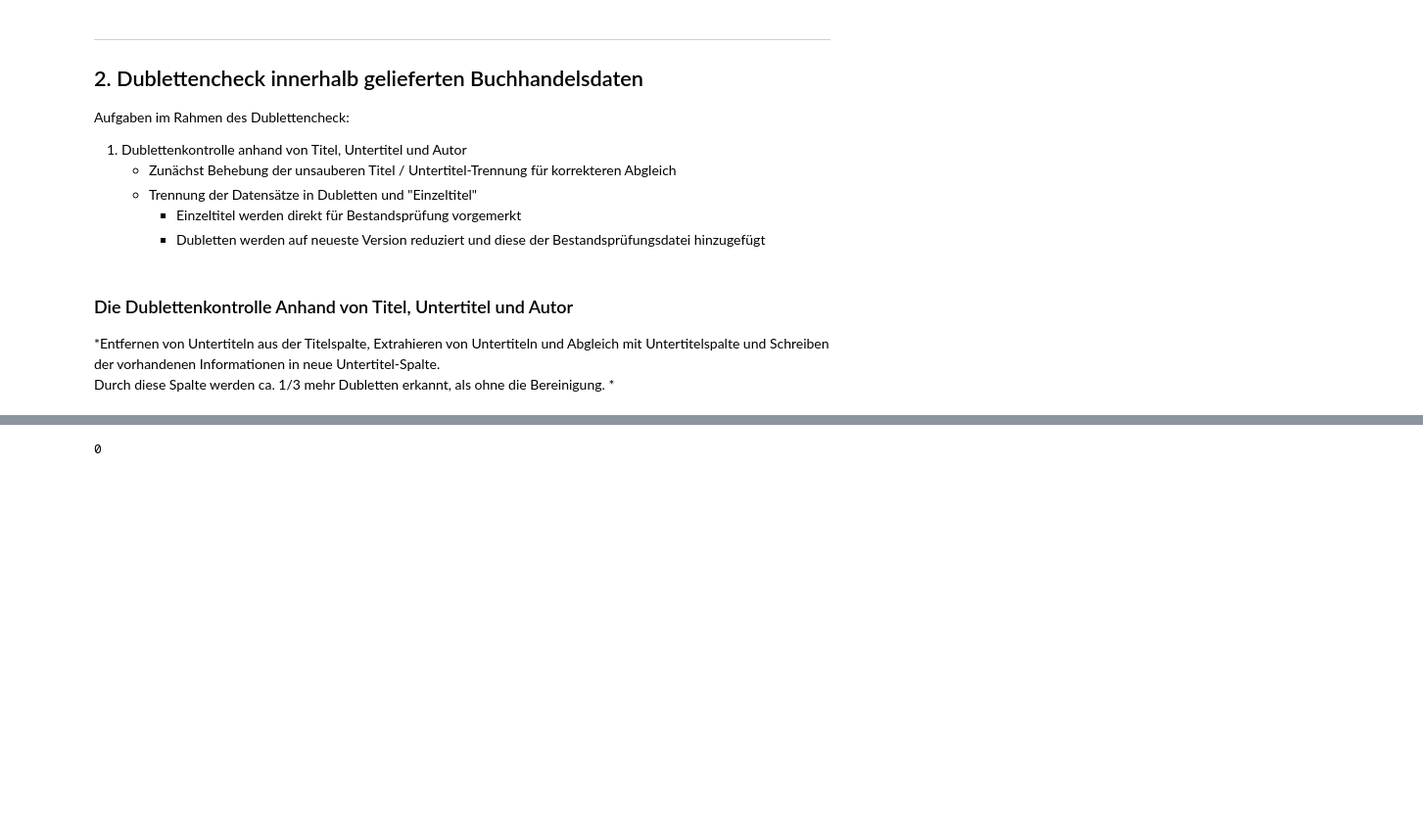
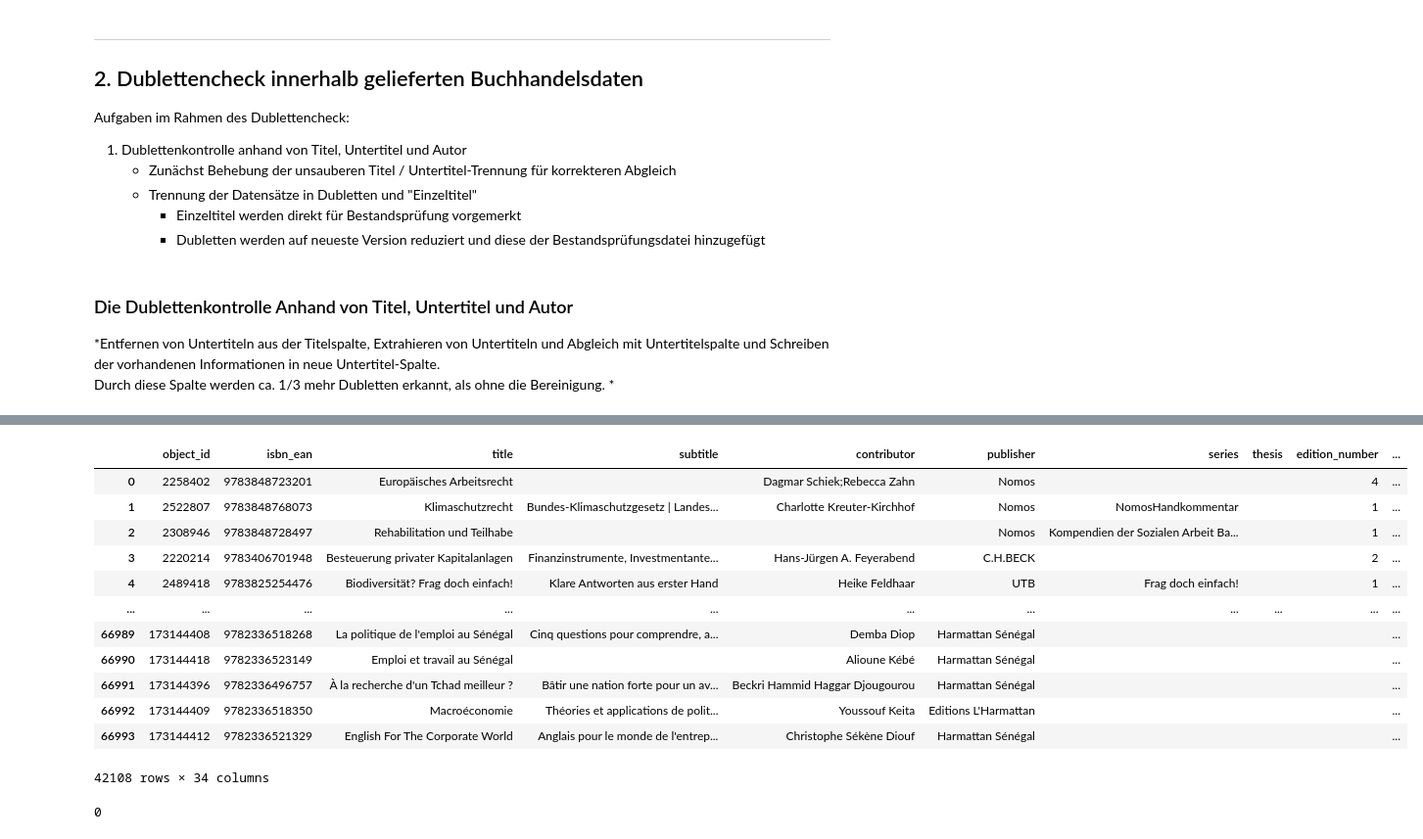
Before and after one commit to cogemol/PDA_am_MPIfG, a Jupyter notebook: PDA_MPIfG_Update_Prozess_V2.ipynb, the cells around one changed output, grey strips where cells are left out. Shown: that part at 98% size. Saved outputs shown, nothing was run; the diff lists cells and outputs as text; code cells hidden in the pictures; blank space fills up the shorter version.

```diff
--- a/PDA_MPIfG_Update_Prozess_V2.ipynb
+++ b/PDA_MPIfG_Update_Prozess_V2.ipynb
@@ -353,5 +422,20 @@ df_dubl_einspielen = df_dubletten.sort_values(by=["short_title", "publication_ye
 # %%
 df_ohne_dubletten = df.drop_duplicates("short_title", keep=False)       #durch ""keep=False" werden alle nicht-Dubletten rausgezogen
+df_ohne_dubletten
+# %% [output]
+|  | object_id | isbn_ean | title | subtitle | contributor | publisher | series | thesis | edition_number | ... |
+| 0 | 2258402 | 9783848723201 | Europäisches Arbeitsrecht |  | Dagmar Schiek;Rebecca Zahn | Nomos |  |  | 4 | ... |
+| 1 | 2522807 | 9783848768073 | Klimaschutzrecht | Bundes-Klimaschutzgesetz | Landes... | Charlotte Kreuter-Kirchhof | Nomos | NomosHandkommentar |  | 1 | ... |
+| 2 | 2308946 | 9783848728497 | Rehabilitation und Teilhabe |  |  | Nomos | Kompendien der Sozialen Arbeit Ba... |  | 1 | ... |
+| 3 | 2220214 | 9783406701948 | Besteuerung privater Kapitalanlagen | Finanzinstrumente, Investmentante... | Hans-Jürgen A. Feyerabend | C.H.BECK |  |  | 2 | ... |
+| 4 | 2489418 | 9783825254476 | Biodiversität? Frag doch einfach! | Klare Antworten aus erster Hand | Heike Feldhaar | UTB | Frag doch einfach! |  | 1 | ... |
+| ... | ... | ... | ... | ... | ... | ... | ... | ... | ... | ... |
+| 66989 | 173144408 | 9782336518268 | La politique de l'emploi au Sénégal | Cinq questions pour comprendre, a... | Demba Diop | Harmattan Sénégal |  |  |  | ... |
+| 66990 | 173144418 | 9782336523149 | Emploi et travail au Sénégal |  | Alioune Kébé | Harmattan Sénégal |  |  |  | ... |
+| 66991 | 173144396 | 9782336496757 | À la recherche d'un Tchad meilleur ? | Bâtir une nation forte pour un av... | Beckri Hammid Haggar Djougourou | Harmattan Sénégal |  |  |  | ... |
+| 66992 | 173144409 | 9782336518350 | Macroéconomie | Théories et applications de polit... | Youssouf Keita | Editions L'Harmattan |  |  |  | ... |
+| 66993 | 173144412 | 9782336521329 | English For The Corporate World | Anglais pour le monde de l'entrep... | Christophe Sékène Diouf | Harmattan Sénégal |  |  |  | ... |
+42108 rows × 34 columns
 # %%
 df_dubl_nicht_einspielen = df_dubletten.sort_values(by=["short_title", "publication_year"], ascending =False).drop_duplicates(subset=["short_title"], keep=False)
 
```
Also changed, not shown: parts of 33 cells of this notebook.
